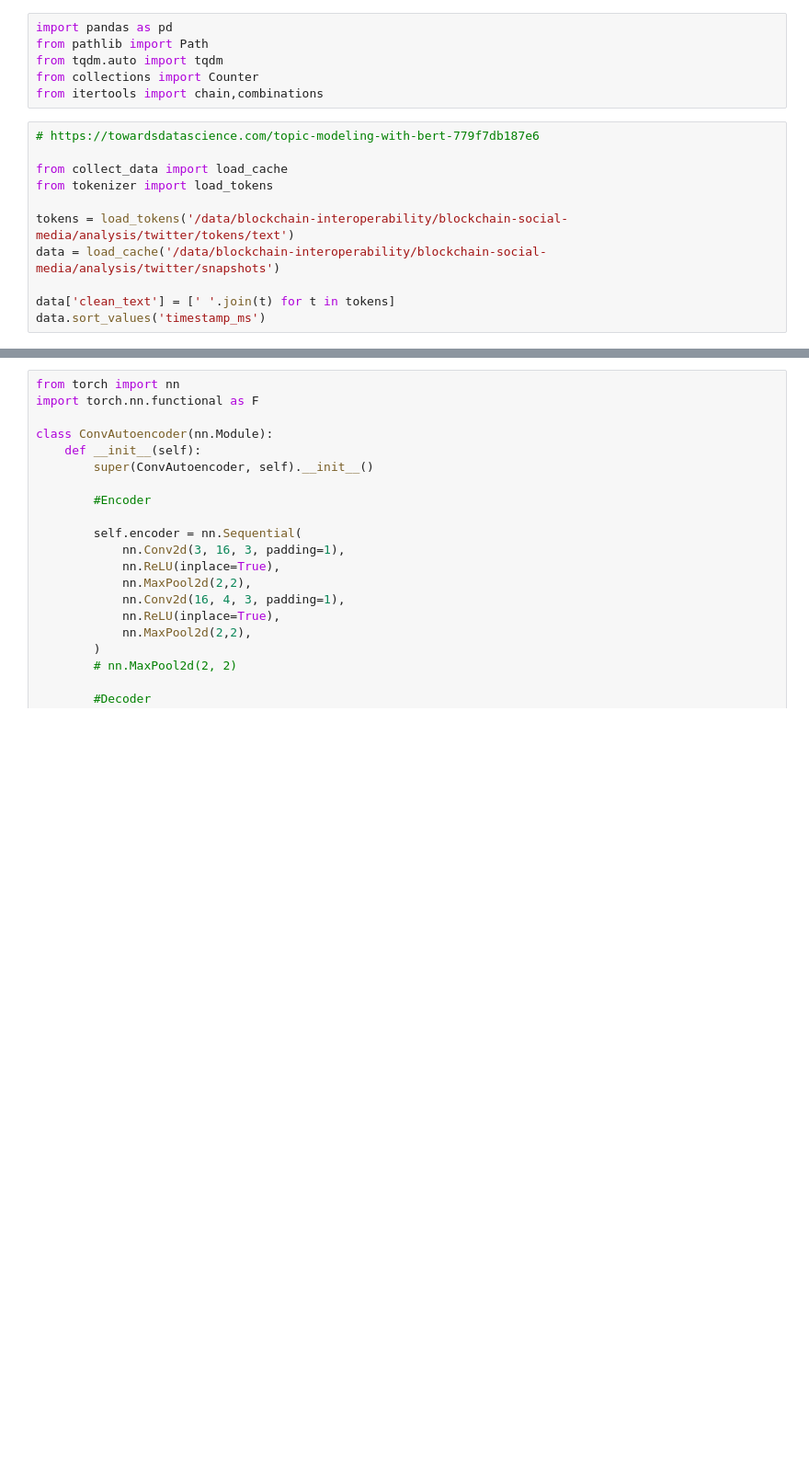
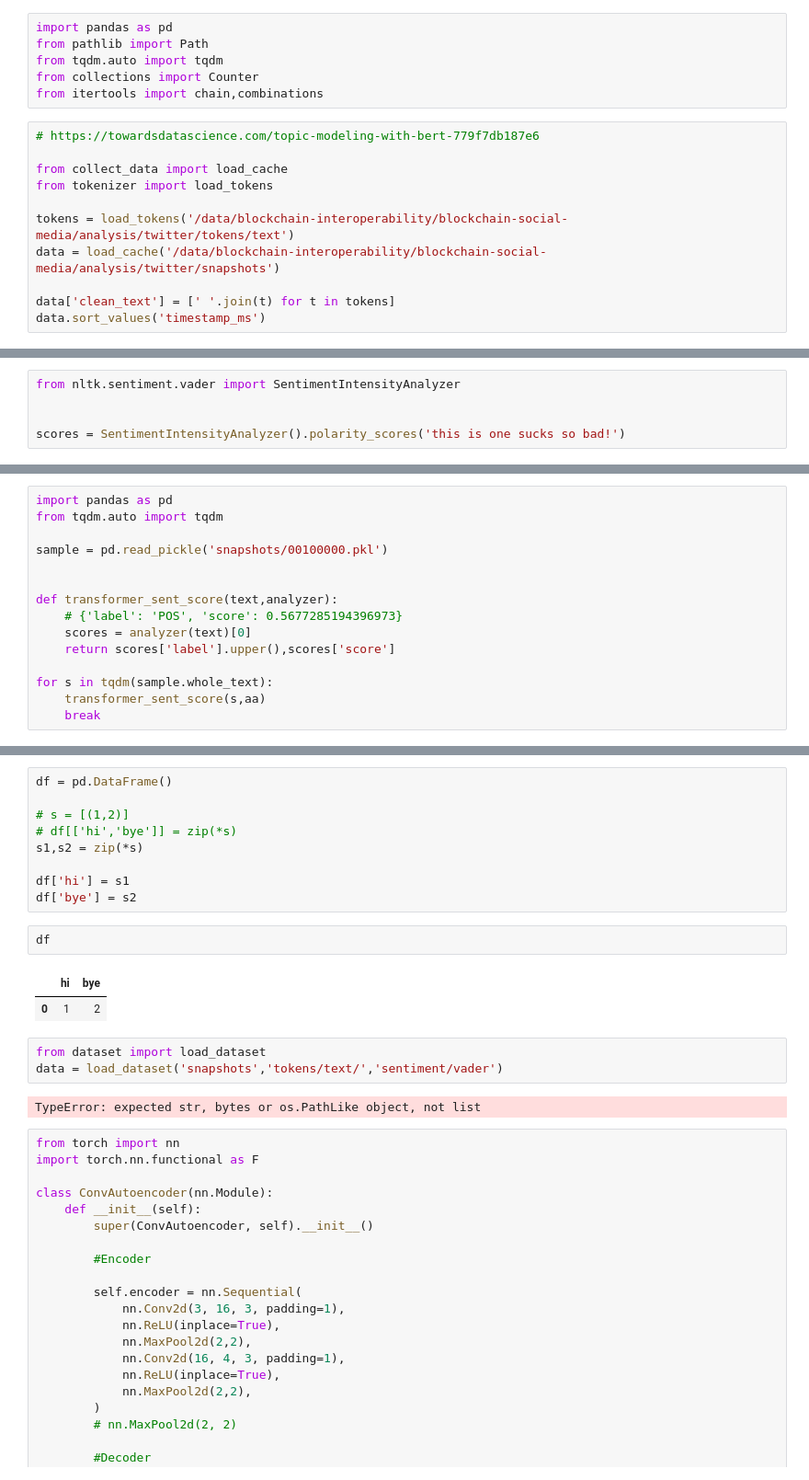
Before and after one commit to blockchain-interoperability/blockchain-social-media, a Jupyter notebook: analysis/twitter/inwon_playground.ipynb, the cells around one changed output, grey strips where cells are left out. Shown: that part at 92% size. Cells and saved outputs as stored; diff of their text form; blank space fills up the shorter version.

Commit message:
vader sentiment complete

```diff
--- a/analysis/twitter/inwon_playground.ipynb
+++ b/analysis/twitter/inwon_playground.ipynb
@@ -25,0 +22,5 @@ ebs = get_sbert_embedding(tokens,'all-MiniLM-L6-v2')
+# %%
+from nltk.sentiment.vader import SentimentIntensityAnalyzer
+
+
+scores = SentimentIntensityAnalyzer().polarity_scores('this is one sucks so bad!')
@@ -25,0 +47,15 @@ ebs = get_sbert_embedding(tokens,'all-MiniLM-L6-v2')
+# %%
+import pandas as pd
+from tqdm.auto import tqdm
+
+sample = pd.read_pickle('snapshots/00100000.pkl')
+
+
+def transformer_sent_score(text,analyzer):
+    # {'label': 'POS', 'score': 0.5677285194396973}
+    scores = analyzer(text)[0]
+    return scores['label'].upper(),scores['score']
+
+for s in tqdm(sample.whole_text):
+    transformer_sent_score(s,aa)
+    break
@@ -26,3 +140,22 @@ ebs = get_sbert_embedding(tokens,'all-MiniLM-L6-v2')
+# %%
+df = pd.DataFrame()
+
+# s = [(1,2)]
+# df[['hi','bye']] = zip(*s)
+s1,s2 = zip(*s)
+
+df['hi'] = s1
+df['bye'] = s2
+# %%
+df
+# %% [output]
+|  | hi | bye |
+| 0 | 1 | 2 |
+# %%
+from dataset import load_dataset
+data = load_dataset('snapshots','tokens/text/','sentiment/vader')
+# %% [output]
+TypeError: expected str, bytes or os.PathLike object, not list
 # %%
 from torch import nn
 import torch.nn.functional as F
```
Also changed, not shown: parts of 25 cells of this notebook, 6 other files.
